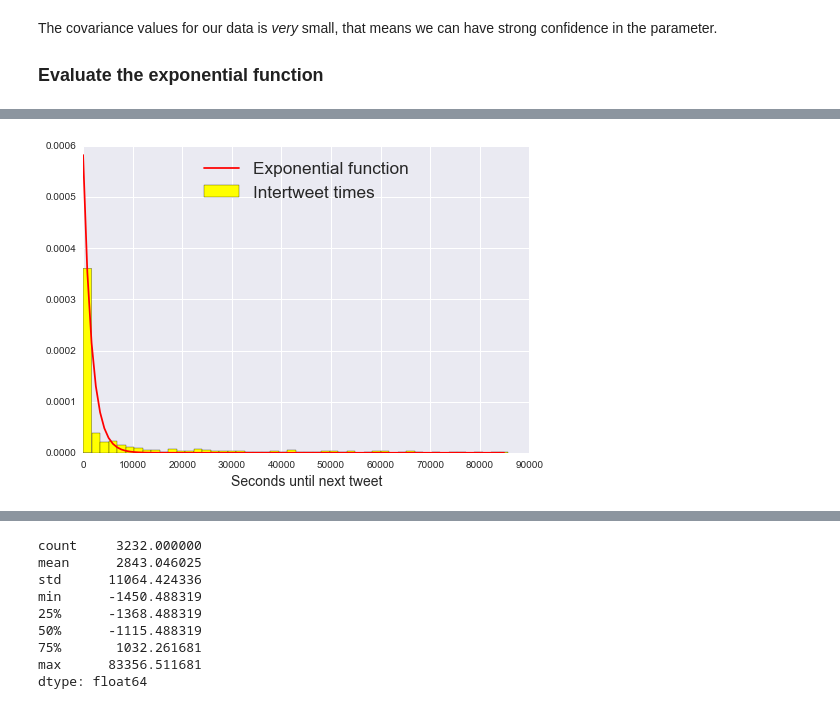
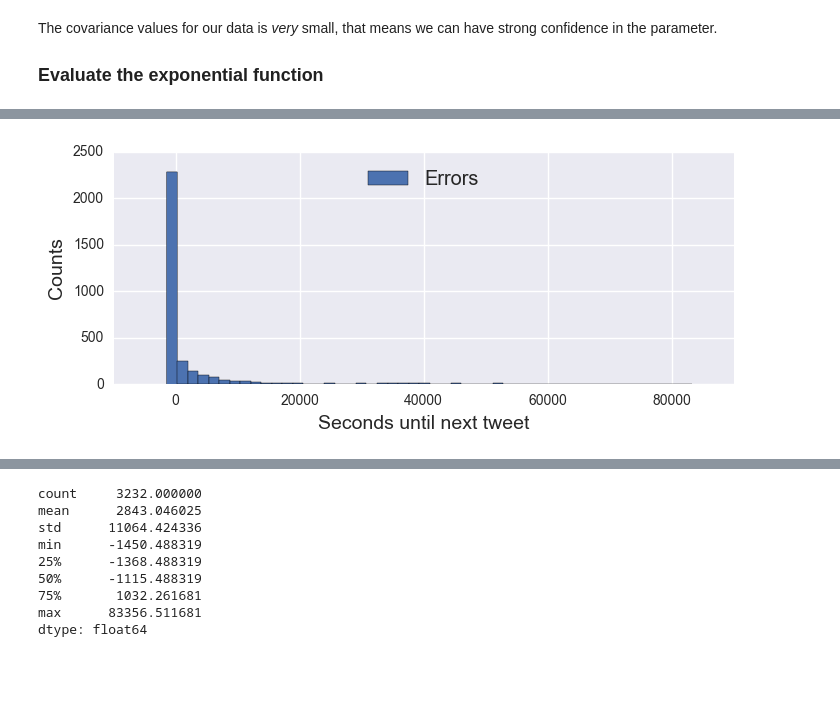
Before and after one commit to omoju/Fundamentals, a Jupyter notebook: Data/twitterDataAnalysis/twitterUserAnalysis.ipynb, the cells around one changed output, grey strips where cells are left out. Saved outputs shown, nothing was run; the diff lists cells and outputs as text; code cells hidden in the pictures; blank space fills up the shorter version.

```diff
--- a/Data/twitterDataAnalysis/twitterUserAnalysis.ipynb
+++ b/Data/twitterDataAnalysis/twitterUserAnalysis.ipynb
@@ -118,7 +120,7 @@ def extractIsReply(tweet):
 # %% [markdown]
 ### Load Data
 # %%
-tweetsDF = pandas.io.json.read_json("new_gruber_tweets.json")
+tweetsDF = pd.io.json.read_json("new_gruber_tweets.json")
 # %%
 tweetsDF.columns
 # %% [output]
@@ -220,10 +214,11 @@ pyplt.show()
+# %%
+exp_diffs = [] # difference between our estimate and the actual
+for t in timeUntilNext:
+    exp_diffs.append(t - (1/fitParams[0]))
 # %%
-t = divisionUser[0:len(divisionUser)-1]
-_= timeToNextSeriesUser.hist(bins=50, normed=True, color="yellow", label="Intertweet times")
-_= pyplt.plot(t, fitFunc(t, fitParamsUser[0]), color="red", label="Exponential function")
-_= pyplt.legend(loc='upper center', shadow=True, fontsize='x-large')
-_= pyplt.xlabel('Seconds until next tweet', fontsize=14)
-
-pyplt.show()
+pd.Series(exp_diffs).hist(bins=50, label="Errors")
+pyplt.legend(loc='upper center', shadow=True, fontsize='x-large')
+pyplt.xlabel('Seconds until next tweet', fontsize=14)
+pyplt.ylabel('Counts', fontsize=14);
 # %% [output]
-[figure, old version]
+[figure, new version]
```
Also changed, not shown: parts of 20 cells of this notebook.
